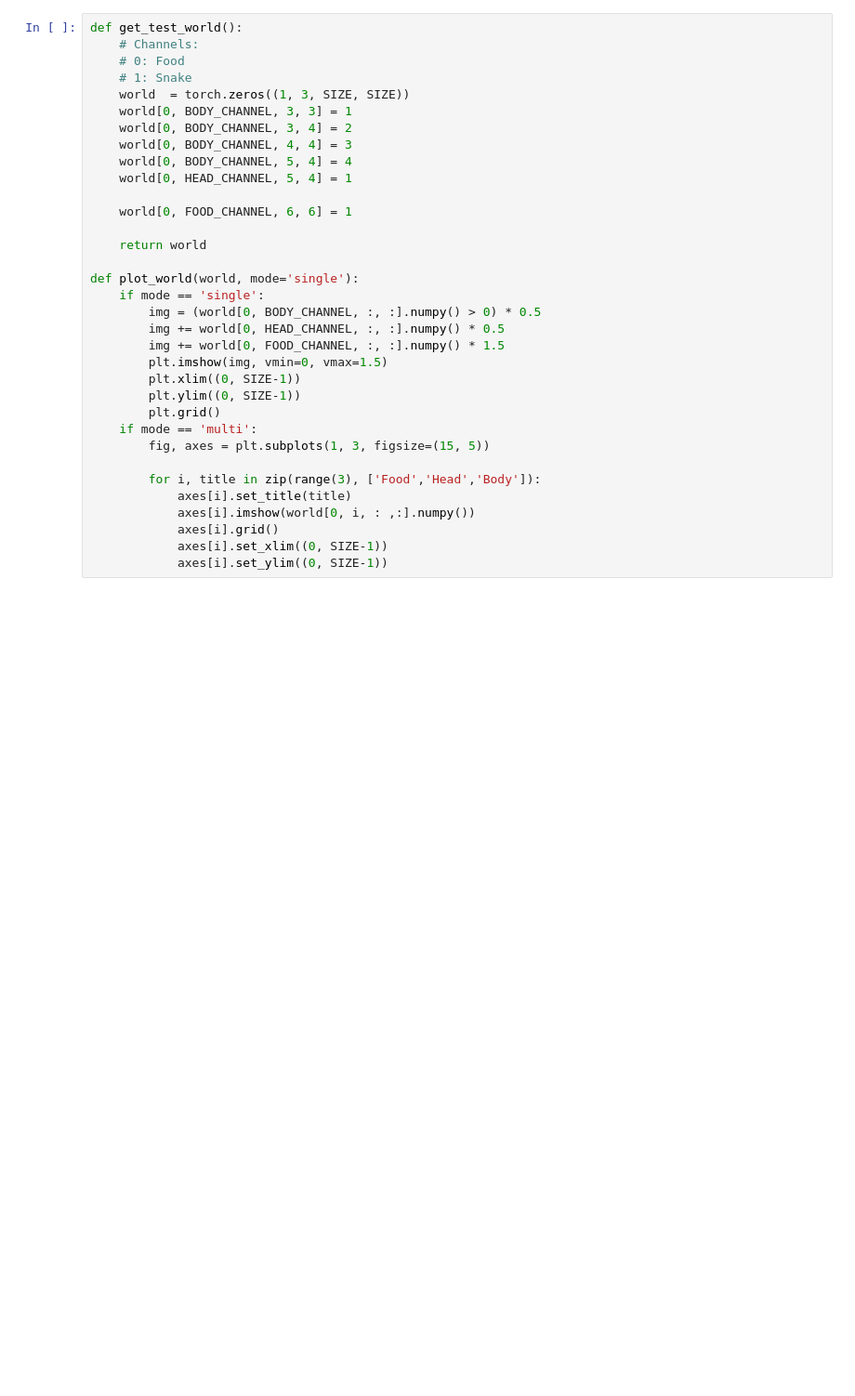
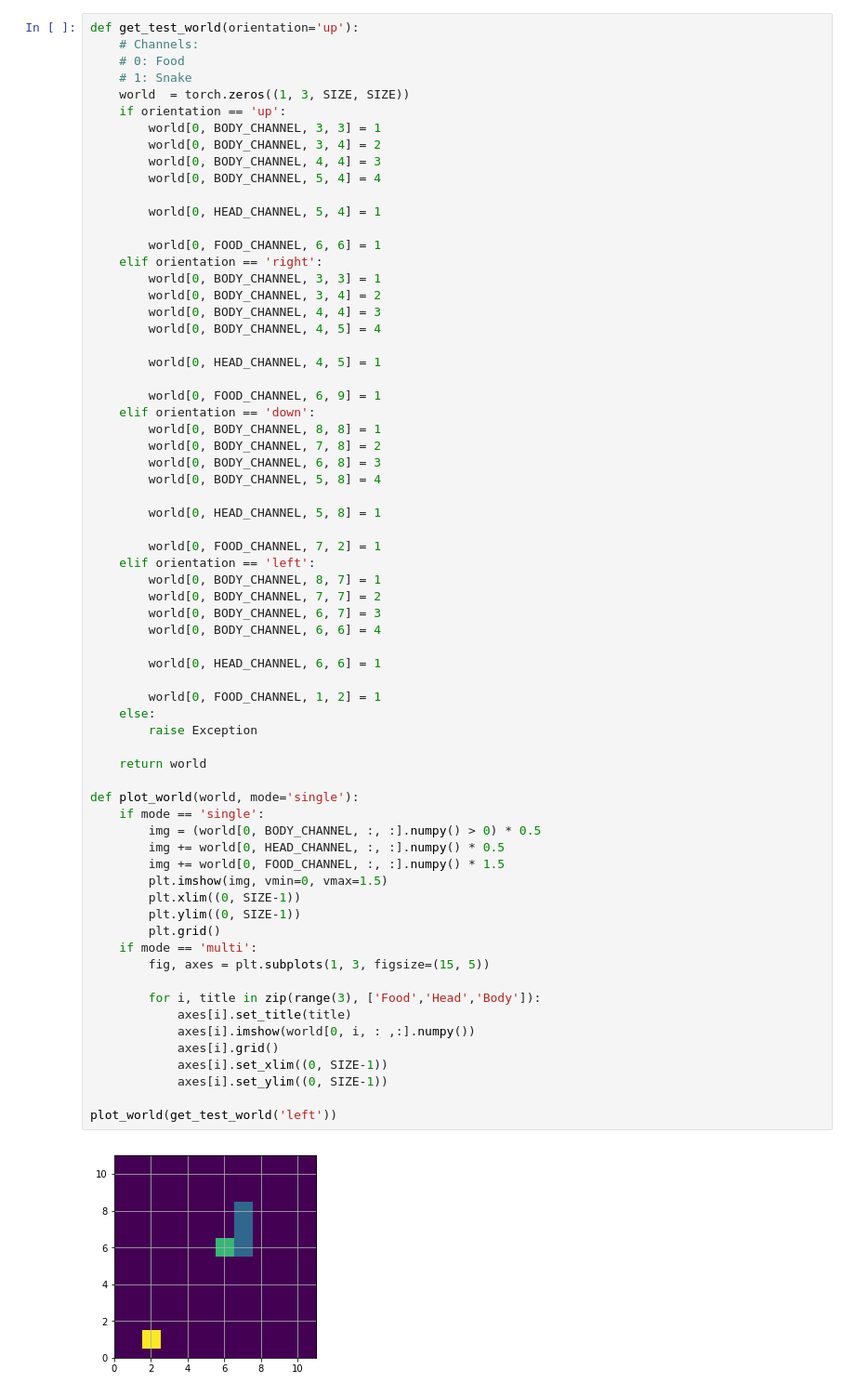
Before and after one commit to oscarknagg/wurm, a Jupyter notebook: notebooks/Env_v2.ipynb, the cells around one changed output. Shown at 93% size. Cells and saved outputs as stored; diff of their text form; blank space fills up the shorter version.

```diff
--- a/notebooks/Env_v2.ipynb
+++ b/notebooks/Env_v2.ipynb
@@ -50,36 +75,71 @@ EMPTY_CONV = torch.tensor([
     [0, 0, 0],
 ]).float().unsqueeze(0).unsqueeze(0)
 # %%
-def get_test_world():
+def get_test_world(orientation='up'):
     # Channels:
     # 0: Food
     # 1: Snake
     world  = torch.zeros((1, 3, SIZE, SIZE))
-    world[0, BODY_CHANNEL, 3, 3] = 1
-    world[0, BODY_CHANNEL, 3, 4] = 2
-    world[0, BODY_CHANNEL, 4, 4] = 3
-    world[0, BODY_CHANNEL, 5, 4] = 4
-    world[0, HEAD_CHANNEL, 5, 4] = 1
+    if orientation == 'up':
+        world[0, BODY_CHANNEL, 3, 3] = 1
+        world[0, BODY_CHANNEL, 3, 4] = 2
+        world[0, BODY_CHANNEL, 4, 4] = 3
+        world[0, BODY_CHANNEL, 5, 4] = 4
 
-    world[0, FOOD_CHANNEL, 6, 6] = 1
+        world[0, HEAD_CHANNEL, 5, 4] = 1
+
+        world[0, FOOD_CHANNEL, 6, 6] = 1
+    elif orientation == 'right':
+        world[0, BODY_CHANNEL, 3, 3] = 1
+        world[0, BODY_CHANNEL, 3, 4] = 2
+        world[0, BODY_CHANNEL, 4, 4] = 3
+        world[0, BODY_CHANNEL, 4, 5] = 4
+
+        world[0, HEAD_CHANNEL, 4, 5] = 1
+
+        world[0, FOOD_CHANNEL, 6, 9] = 1
+    elif orientation == 'down':
+        world[0, BODY_CHANNEL, 8, 8] = 1
+        world[0, BODY_CHANNEL, 7, 8] = 2
+        world[0, BODY_CHANNEL, 6, 8] = 3
+        world[0, BODY_CHANNEL, 5, 8] = 4
+
+        world[0, HEAD_CHANNEL, 5, 8] = 1
+
+        world[0, FOOD_CHANNEL, 7, 2] = 1
+    elif orientation == 'left':
+        world[0, BODY_CHANNEL, 8, 7] = 1
+        world[0, BODY_CHANNEL, 7, 7] = 2
+        world[0, BODY_CHANNEL, 6, 7] = 3
+        world[0, BODY_CHANNEL, 6, 6] = 4
+
+        world[0, HEAD_CHANNEL, 6, 6] = 1
+
+        world[0, FOOD_CHANNEL, 1, 2] = 1
+    else:
+        raise Exception
 
     return world
 
 def plot_world(world, mode='single'):
     if mode == 'single':
         img = (world[0, BODY_CHANNEL, :, :].numpy() > 0) * 0.5
         img += world[0, HEAD_CHANNEL, :, :].numpy() * 0.5
         img += world[0, FOOD_CHANNEL, :, :].numpy() * 1.5
         plt.imshow(img, vmin=0, vmax=1.5)
         plt.xlim((0, SIZE-1))
         plt.ylim((0, SIZE-1))
         plt.grid()
     if mode == 'multi':
         fig, axes = plt.subplots(1, 3, figsize=(15, 5))
 
         for i, title in zip(range(3), ['Food','Head','Body']):
             axes[i].set_title(title)
             axes[i].imshow(world[0, i, : ,:].numpy())
             axes[i].grid()
             axes[i].set_xlim((0, SIZE-1))
             axes[i].set_ylim((0, SIZE-1))
+
+plot_world(get_test_world('left'))
+# %% [output]
+[figure, added]
```
Also changed, not shown: parts of 13 cells of this notebook, 2 other files.
